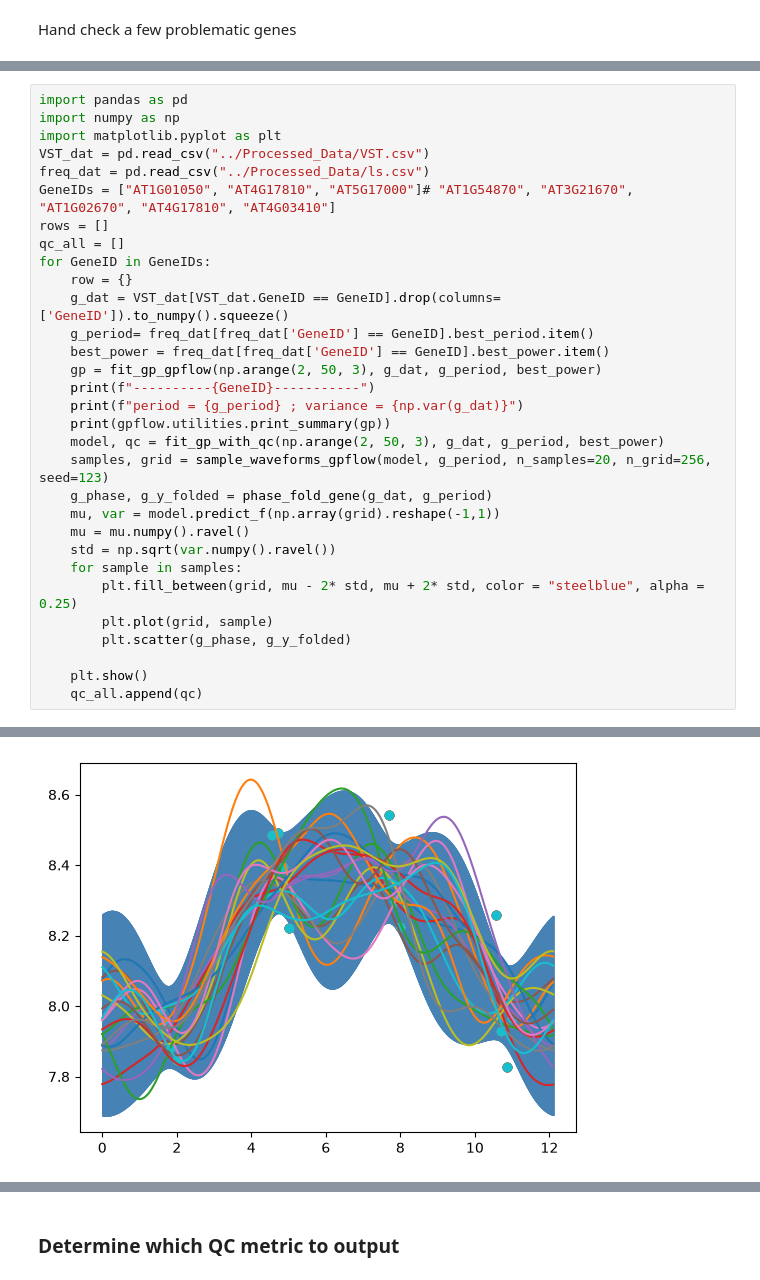
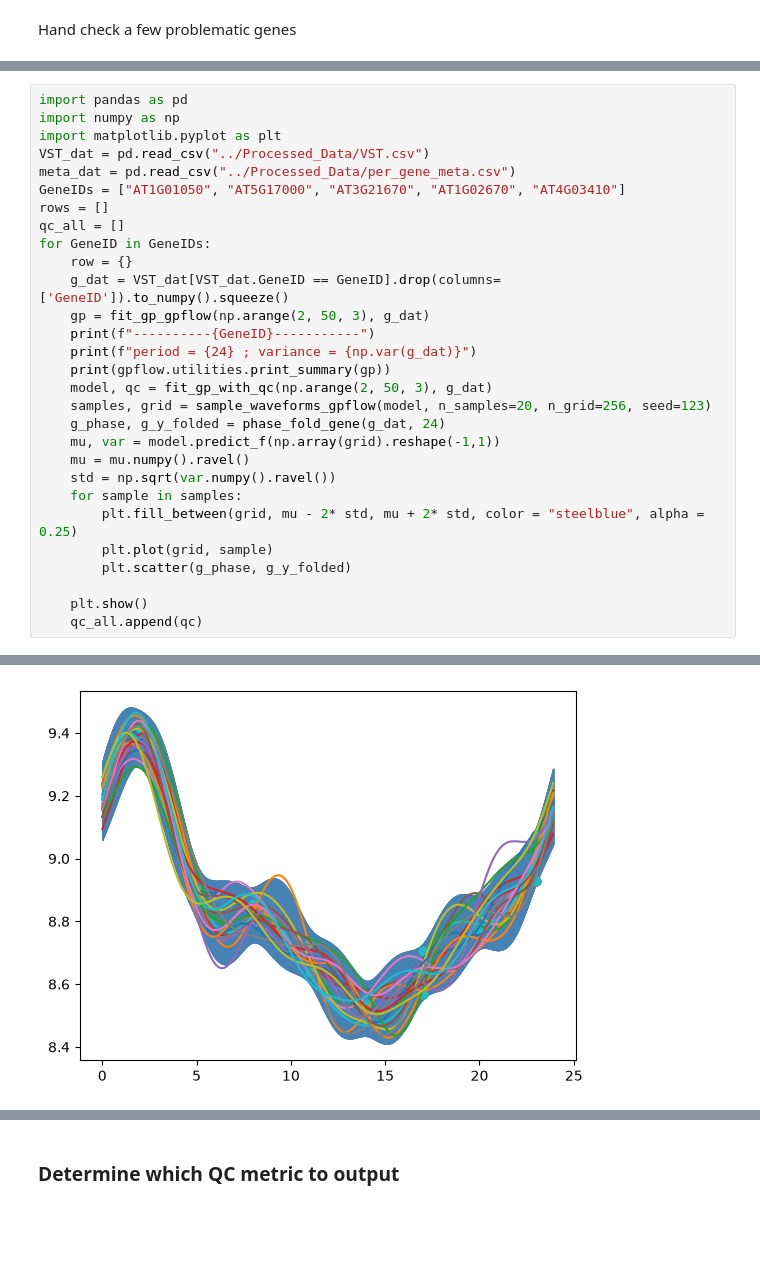
Before and after one commit to Eric-junyao-Yang/ArabidopsisPianoSite, a Jupyter notebook: DataProcessingPipeline/DataProcessing/Step4_GP_testing.ipynb, the cells around one changed output, grey strips where cells are left out. Saved outputs shown, nothing was run; the diff lists cells and outputs as text; blank space fills up the shorter version.

Commit message:
in the middle of adding GP plot to waveform div. Added Cricadian vs all Genes switch and the associated changes to UMAPs. Cleaned up the bins and meta info in ipynb.

```diff
--- a/DataProcessingPipeline/DataProcessing/Step4_GP_testing.ipynb
+++ b/DataProcessingPipeline/DataProcessing/Step4_GP_testing.ipynb
@@ -191,22 +193,20 @@ import pandas as pd
 import numpy as np
 import matplotlib.pyplot as plt
 VST_dat = pd.read_csv("../Processed_Data/VST.csv")
-freq_dat = pd.read_csv("../Processed_Data/ls.csv")
-GeneIDs = ["AT1G01050", "AT4G17810", "AT5G17000"]# "AT1G54870", "AT3G21670", "AT1G02670", "AT4G17810", "AT4G03410"]
+meta_dat = pd.read_csv("../Processed_Data/per_gene_meta.csv")
+GeneIDs = ["AT1G01050", "AT5G17000", "AT3G21670", "AT1G02670", "AT4G03410"]
 rows = []
 qc_all = []
 for GeneID in GeneIDs:
     row = {}
     g_dat = VST_dat[VST_dat.GeneID == GeneID].drop(columns=['GeneID']).to_numpy().squeeze()
-    g_period= freq_dat[freq_dat['GeneID'] == GeneID].best_period.item()
-    best_power = freq_dat[freq_dat['GeneID'] == GeneID].best_power.item()
-    gp = fit_gp_gpflow(np.arange(2, 50, 3), g_dat, g_period, best_power)
+    gp = fit_gp_gpflow(np.arange(2, 50, 3), g_dat)
     print(f"----------{GeneID}-----------")
-    print(f"period = {g_period} ; variance = {np.var(g_dat)}")
+    print(f"period = {24} ; variance = {np.var(g_dat)}")
     print(gpflow.utilities.print_summary(gp))
-    model, qc = fit_gp_with_qc(np.arange(2, 50, 3), g_dat, g_period, best_power)
-    samples, grid = sample_waveforms_gpflow(model, g_period, n_samples=20, n_grid=256, seed=123)
-    g_phase, g_y_folded = phase_fold_gene(g_dat, g_period)
+    model, qc = fit_gp_with_qc(np.arange(2, 50, 3), g_dat)
+    samples, grid = sample_waveforms_gpflow(model, n_samples=20, n_grid=256, seed=123)
+    g_phase, g_y_folded = phase_fold_gene(g_dat, 24)
     mu, var = model.predict_f(np.array(grid).reshape(-1,1))
     mu = mu.numpy().ravel()
     std = np.sqrt(var.numpy().ravel())
@@ -254 +255 @@ None
-[figure, old version]
+[figure, new version]
```
Also changed, not shown: parts of 24 cells of this notebook, 25 other files.
